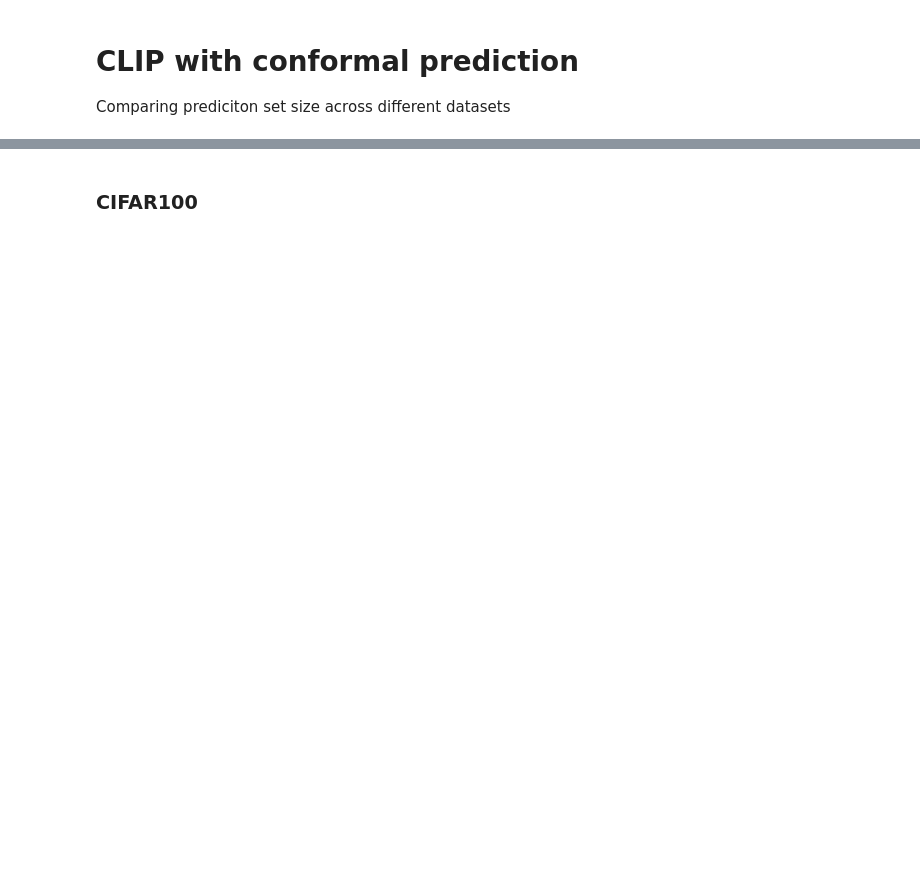
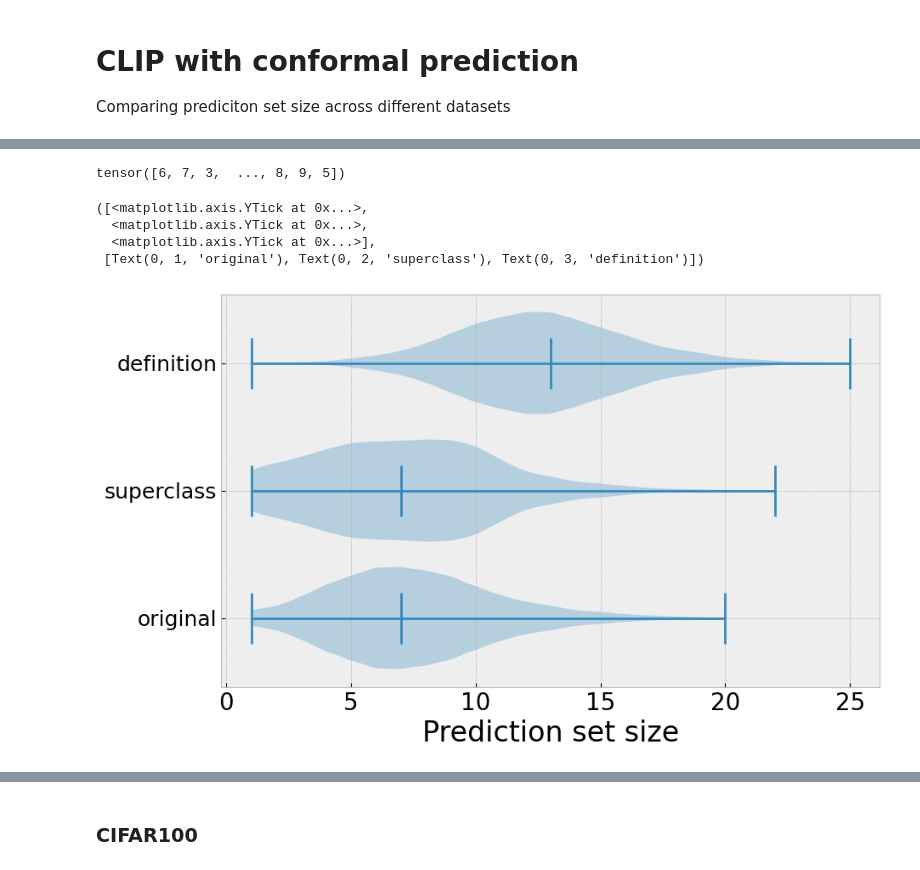
Before and after one commit to clu5/conformal-clip, a Jupyter notebook: perturbations.ipynb, the cells around one changed output, grey strips where cells are left out. Cells and saved outputs as stored; diff of their text form; code cells hidden in the pictures; blank space fills up the shorter version.

Commit message:
text perturbtation

```diff
--- a/finetune-clip.ipynb
+++ b/perturbations.ipynb
@@ -32,0 +268,8 @@ To enable them in other operations, rebuild TensorFlow with the appropriate comp
+# %%
+targets = torch.tensor(all_targets)
+scores_1 = torch.cat(all_scores_1)
+scores_2 = torch.cat(all_scores_2)
+scores_3 = torch.cat(all_scores_3)
+print((targets == scores_1.argmax(1)).sum() / len(scores_1))
+print((targets == scores_2.argmax(1)).sum() / len(scores_2))
+print((targets == scores_3.argmax(1)).sum() / len(scores_3))
@@ -32,0 +280,23 @@ To enable them in other operations, rebuild TensorFlow with the appropriate comp
+# %%
+def conformal_prediction(scores, targets, cal_frac=0.1, alpha=0.1):
+    n = scores.shape[0]
+    acc = (scores.argmax(1) == targets).sum() / n
+
+    print(f'ACCURACY: {acc:.1%}')
+
+    n = int(round(cal_frac * n))
+    cal_scores = torch.tensor(scores[:n], dtype=torch.float)
+    cal_targets = torch.tensor(targets[:n], dtype=torch.long)
+    val_scores = torch.tensor(scores[n:], dtype=torch.float)
+    val_targets = torch.tensor(targets[n:], dtype=torch.long)
+
+    qhat = get_quantile(cal_scores, cal_targets, alpha=alpha)
+    psets = make_prediction_sets(val_scores, qhat)
+
+    print(f'COVERAGE: {get_coverage(psets, val_targets):.1%}')
+    print(f'SET SIZE: {get_size(psets):.1f}')
+    return psets, val_targets
+# %%
+psets_1, _ = conformal_prediction(scores_1.cpu(), targets.cpu())
+psets_2, _ = conformal_prediction(scores_2.cpu(), targets.cpu())
+psets_3, _ = conformal_prediction(scores_3.cpu(), targets.cpu())
@@ -32,0 +313,23 @@ To enable them in other operations, rebuild TensorFlow with the appropriate comp
+# %%
+psets_1.sum(1)
+# %% [output]
+tensor([6, 7, 3,  ..., 8, 9, 5])
+# %%
+sizes = [
+    psets_1.sum(1),
+    psets_2.sum(1),
+    psets_3.sum(1),
+]
+
+fontsize=24
+plt.figure(figsize=(10, 6))
+plt.violinplot(sizes, vert=False, widths=0.8, showmedians=True)
+plt.xlabel('Prediction set size', fontsize=fontsize)
+plt.xticks(fontsize=fontsize-4)
+plt.yticks(ticks=range(1, 4), labels=[f'original', f'superclass', f'definition'], fontsize=fontsize-6)
+# %% [output]
+([<matplotlib.axis.YTick at 0x...>,
+  <matplotlib.axis.YTick at 0x...>,
+  <matplotlib.axis.YTick at 0x...>],
+ [Text(0, 1, 'original'), Text(0, 2, 'superclass'), Text(0, 3, 'definition')])
+[figure, added]
```
Also changed, not shown: parts of 29 cells of this notebook.
